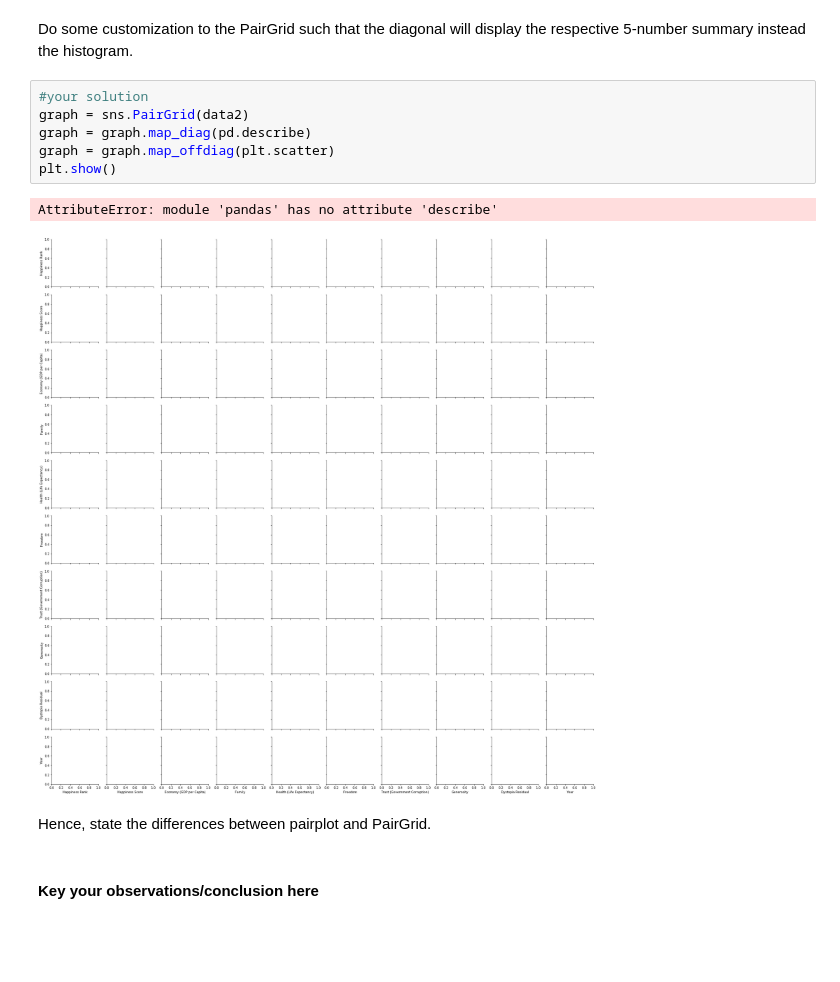
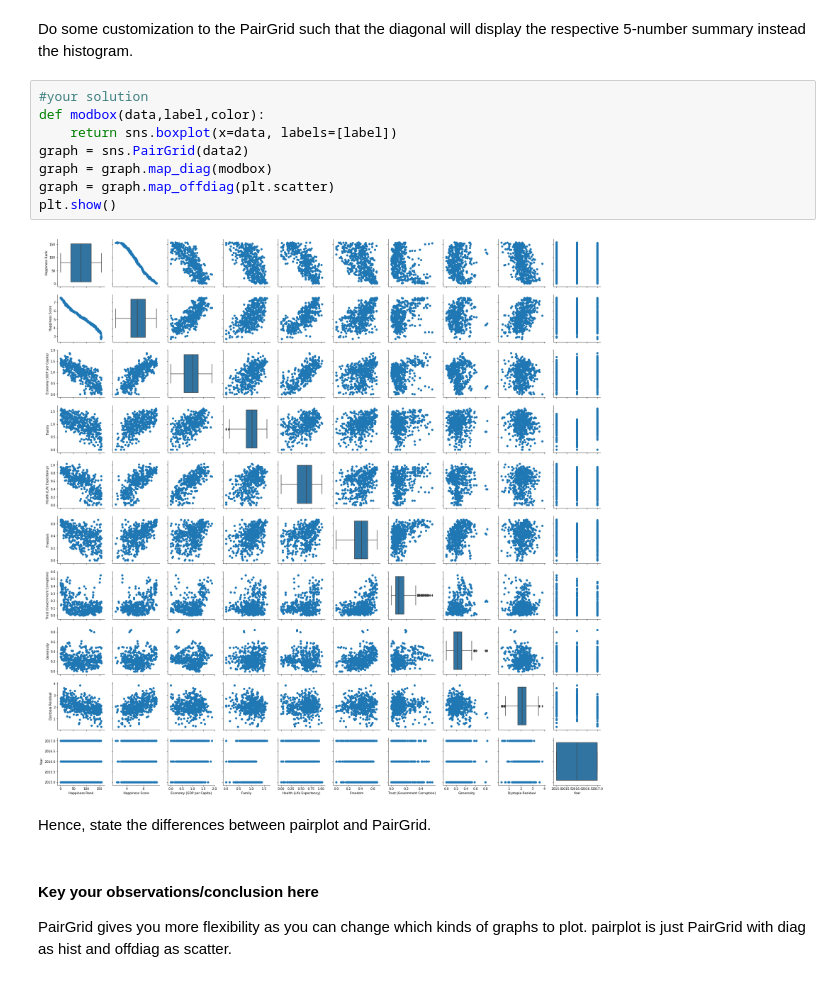
Before and after one commit to BluSteve/CS4132, a Jupyter notebook: Lab7.2CaoYueran.ipynb, the cells around one changed output. Saved outputs shown, nothing was run; the diff lists cells and outputs as text; blank space fills up the shorter version.

```diff
--- a/CS4132+Lab7.2.ipynb
+++ b/Lab7.2CaoYueran.ipynb
@@ -168,14 +168,16 @@ plt.show()
 Do some customization to the PairGrid such that the diagonal will display the respective 5-number summary instead the histogram.
 # %%
 #your solution
+def modbox(data,label,color):
+    return sns.boxplot(x=data, labels=[label])
 graph = sns.PairGrid(data2)
-graph = graph.map_diag(pd.describe)
+graph = graph.map_diag(modbox)
 graph = graph.map_offdiag(plt.scatter)
 plt.show()
 # %% [output]
-AttributeError: module 'pandas' has no attribute 'describe'
-[figure, old version]
+[figure, new version]
 # %% [markdown]
 Hence, state the differences between pairplot and PairGrid.
-# %% [markdown]
-#### Key your observations/conclusion here
+# %% [markdown]
+#### Key your observations/conclusion here
+PairGrid gives you more flexibility as you can change which kinds of graphs to plot. pairplot is just PairGrid with diag as hist and offdiag as scatter.
```
